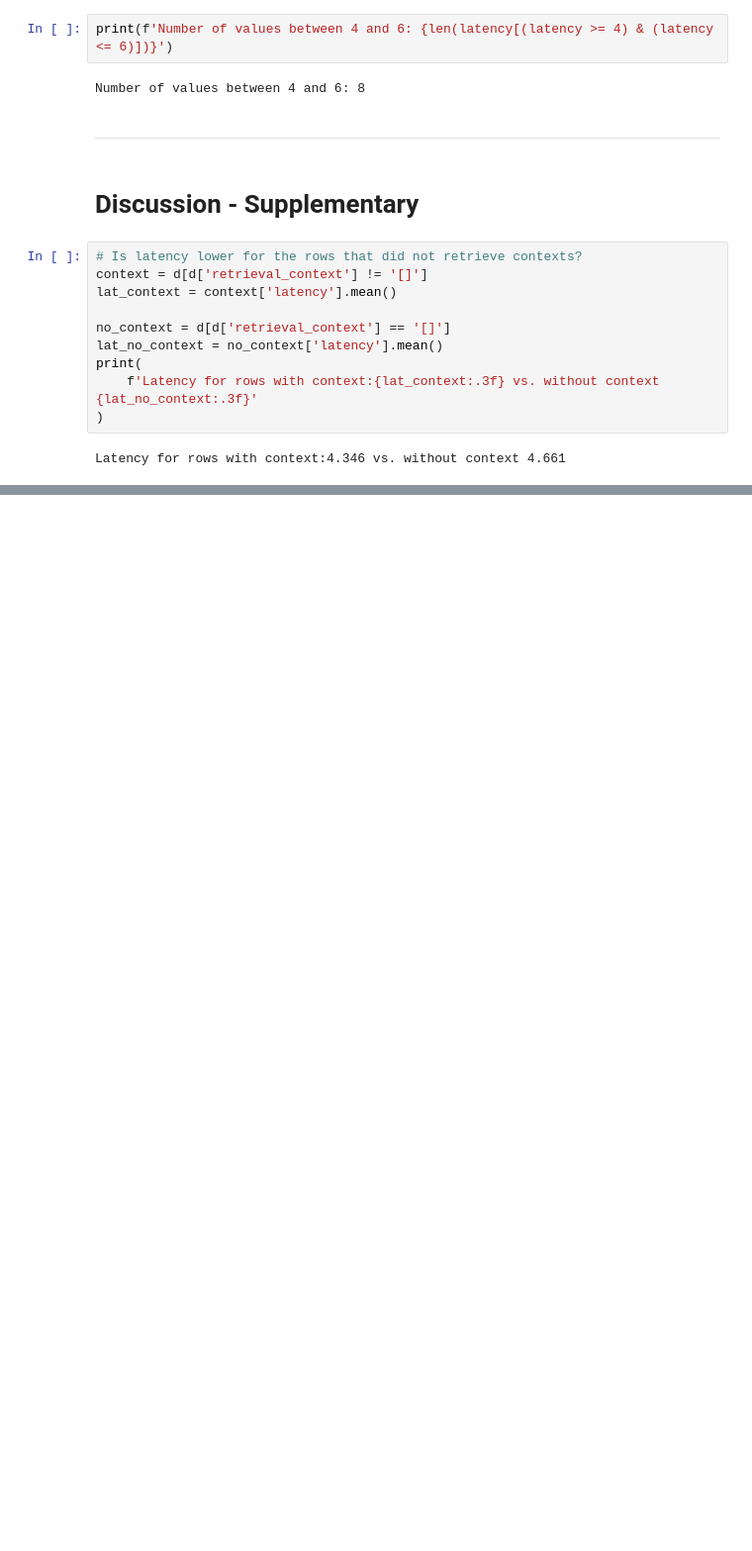
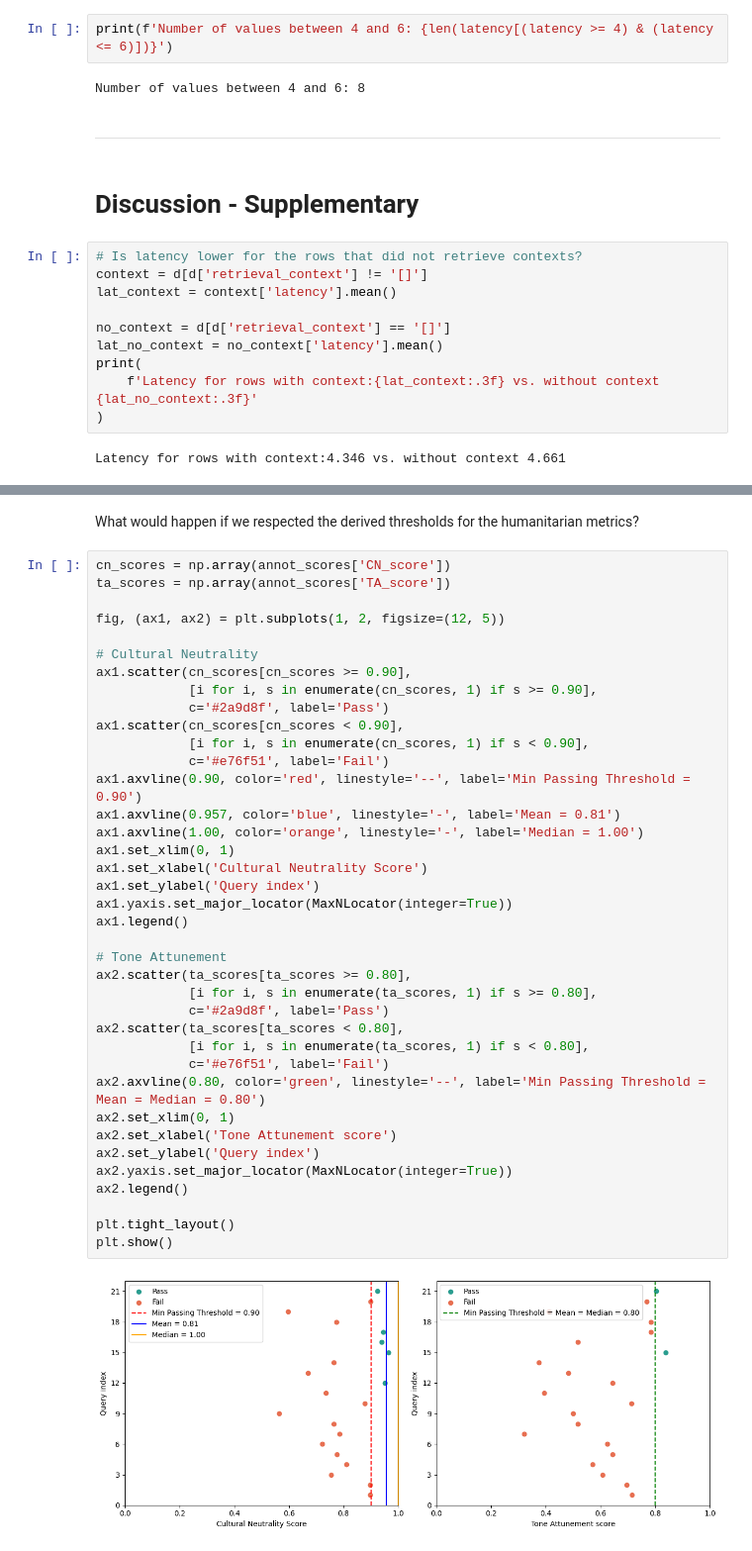
Before and after one commit to rodekruis/HIA-eval-framework, a Jupyter notebook: notebooks/findings_supplymentary.ipynb, the cells around one changed output, grey strips where cells are left out. Shown at 99% size. Cells and saved outputs as stored; diff of their text form; blank space fills up the shorter version.

```diff
--- a/notebooks/findings_supplymentary.ipynb
+++ b/notebooks/findings_supplymentary.ipynb
@@ -889,0 +959,42 @@ Latency for rows with context:4.346 vs. without context 4.661
+# %% [markdown]
+What would happen if we respected the derived thresholds for the humanitarian metrics?
+# %%
+cn_scores = np.array(annot_scores['CN_score'])
+ta_scores = np.array(annot_scores['TA_score'])
+
+fig, (ax1, ax2) = plt.subplots(1, 2, figsize=(12, 5))
+
+# Cultural Neutrality
+ax1.scatter(cn_scores[cn_scores >= 0.90],
+            [i for i, s in enumerate(cn_scores, 1) if s >= 0.90],
+            c='#2a9d8f', label='Pass')
+ax1.scatter(cn_scores[cn_scores < 0.90],
+            [i for i, s in enumerate(cn_scores, 1) if s < 0.90],
+            c='#e76f51', label='Fail')
+ax1.axvline(0.90, color='red', linestyle='--', label='Min Passing Threshold = 0.90')
+ax1.axvline(0.957, color='blue', linestyle='-', label='Mean = 0.81')
+ax1.axvline(1.00, color='orange', linestyle='-', label='Median = 1.00')
+ax1.set_xlim(0, 1)
+ax1.set_xlabel('Cultural Neutrality Score')
+ax1.set_ylabel('Query index')
+ax1.yaxis.set_major_locator(MaxNLocator(integer=True))
+ax1.legend()
+
+# Tone Attunement
+ax2.scatter(ta_scores[ta_scores >= 0.80],
+            [i for i, s in enumerate(ta_scores, 1) if s >= 0.80],
+            c='#2a9d8f', label='Pass')
+ax2.scatter(ta_scores[ta_scores < 0.80],
+            [i for i, s in enumerate(ta_scores, 1) if s < 0.80],
+            c='#e76f51', label='Fail')
+ax2.axvline(0.80, color='green', linestyle='--', label='Min Passing Threshold = Mean = Median = 0.80')
+ax2.set_xlim(0, 1)
+ax2.set_xlabel('Tone Attunement score')
+ax2.set_ylabel('Query index')
+ax2.yaxis.set_major_locator(MaxNLocator(integer=True))
+ax2.legend()
+
+plt.tight_layout()
+plt.show()
+# %% [output]
+[figure, added]
```
Also changed, not shown: parts of 5 cells of this notebook, 17 other files.
